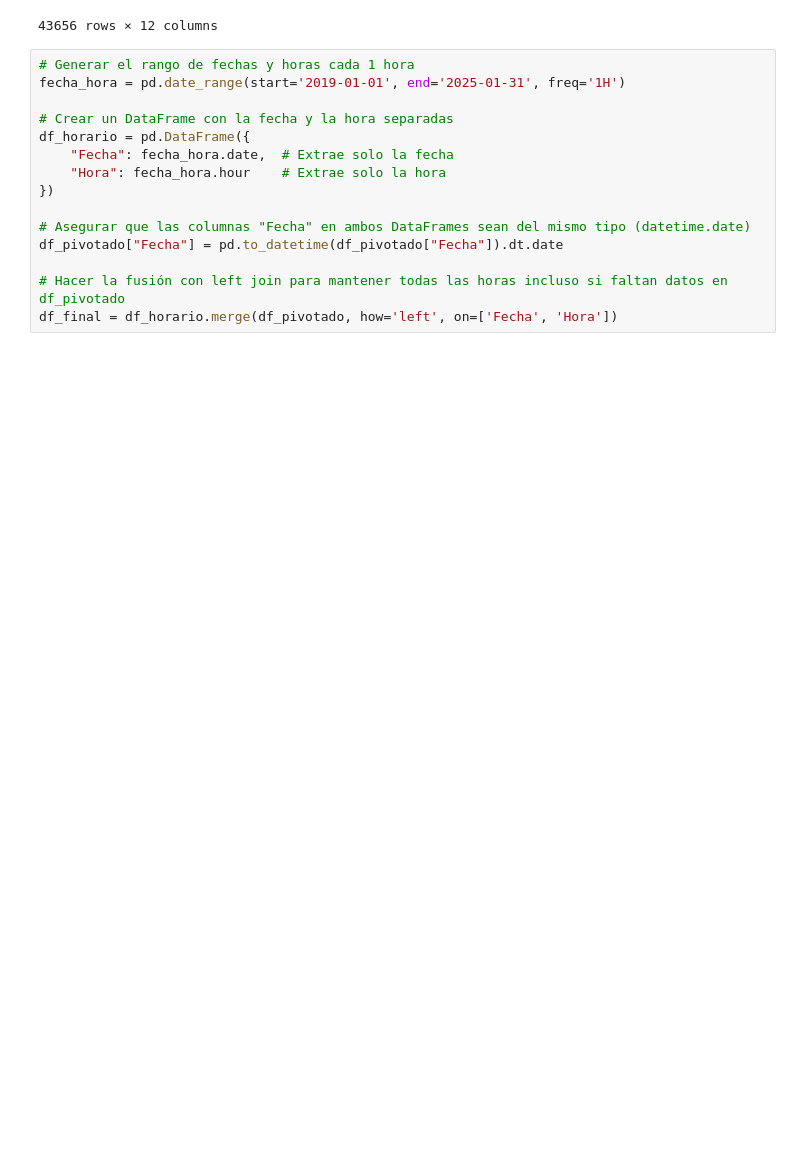
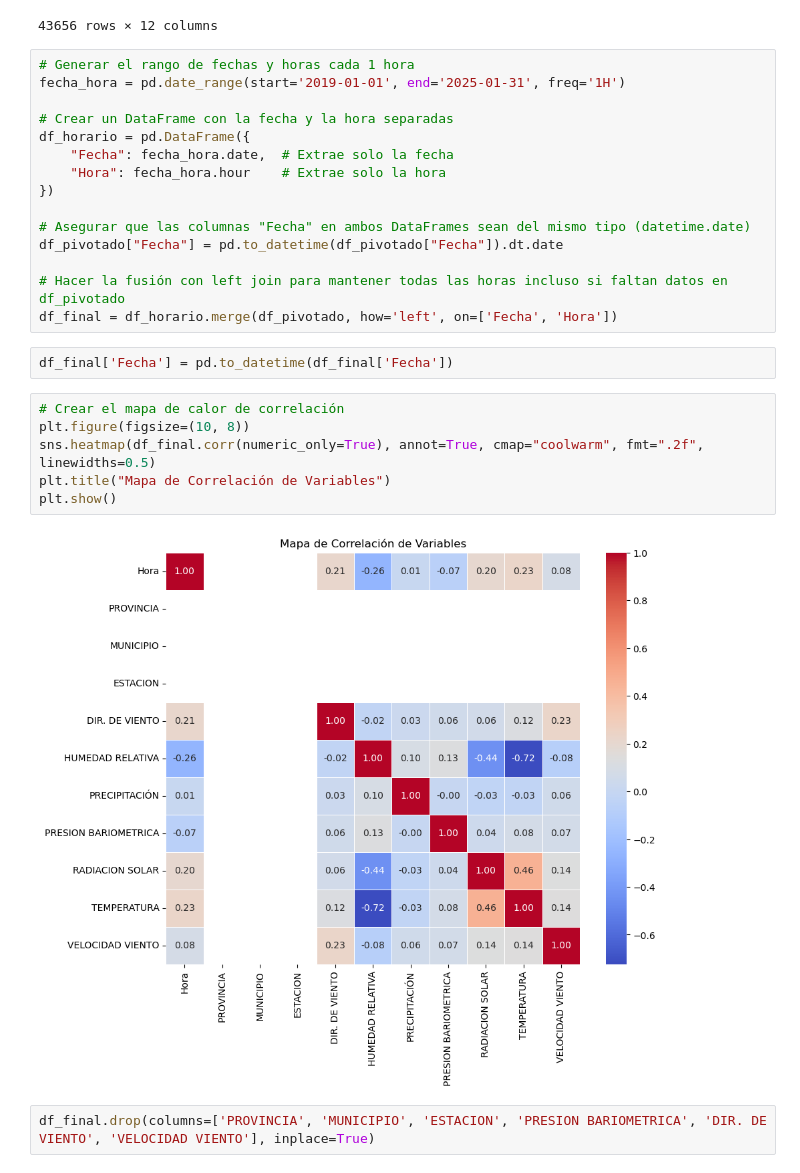
Before and after one commit to GamblerRunner/PrediccionMeteorologica, a Jupyter notebook: src/ETL/homogenization/madrid_data_homogenization.ipynb, the cells around one changed output. Drawn from its saved outputs; the diff is of its cells as text; blank space fills up the shorter version.

```diff
--- a/src/ETL/homogenization/madrid_data_homogenization.ipynb
+++ b/src/ETL/homogenization/madrid_data_homogenization.ipynb
@@ -171,3 +191,15 @@ df_pivotado["Fecha"] = pd.to_datetime(df_pivotado["Fecha"]).dt.date
 
 # Hacer la fusión con left join para mantener todas las horas incluso si faltan datos en df_pivotado
 df_final = df_horario.merge(df_pivotado, how='left', on=['Fecha', 'Hora'])
+# %%
+df_final['Fecha'] = pd.to_datetime(df_final['Fecha'])
+# %%
+# Crear el mapa de calor de correlación
+plt.figure(figsize=(10, 8))
+sns.heatmap(df_final.corr(numeric_only=True), annot=True, cmap="coolwarm", fmt=".2f", linewidths=0.5)
+plt.title("Mapa de Correlación de Variables")
+plt.show()
+# %% [output]
+[figure, added]
+# %%
+df_final.drop(columns=['PROVINCIA', 'MUNICIPIO', 'ESTACION', 'PRESION BARIOMETRICA', 'DIR. DE VIENTO', 'VELOCIDAD VIENTO'], inplace=True)
```
Also changed, not shown: parts of 10 cells of this notebook, 2 other files.
